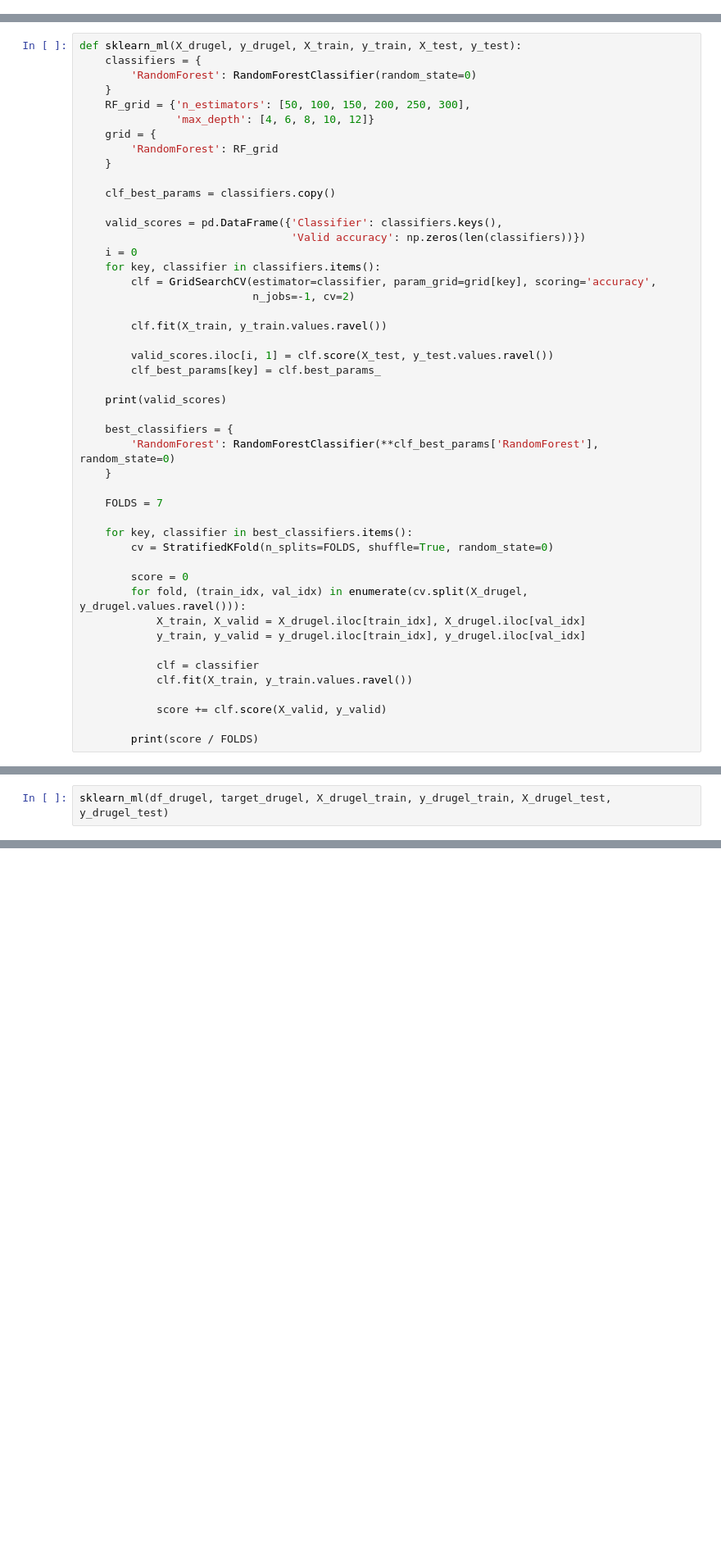
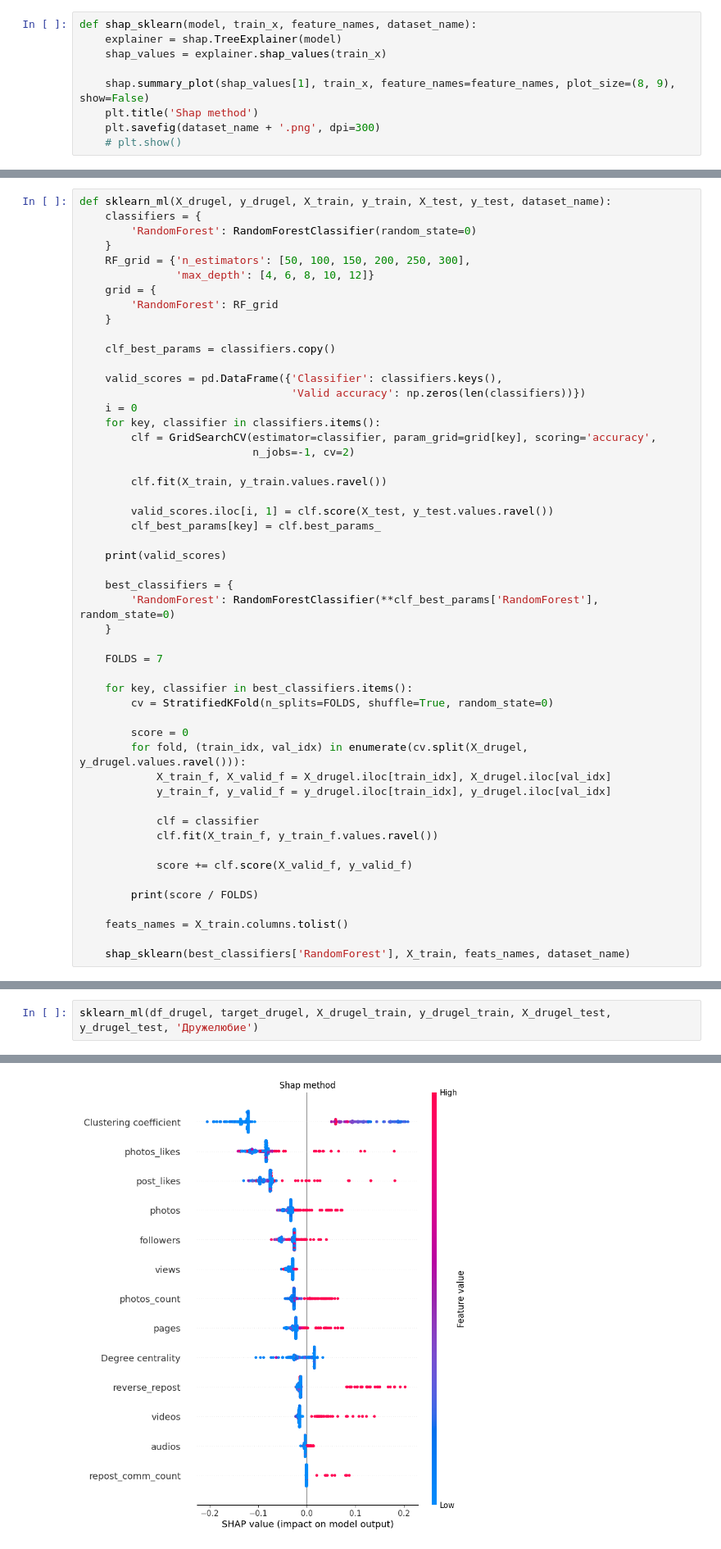
Before and after one commit to BerdnikovAA/rnf, a Jupyter notebook: social_success.ipynb, the cells around one changed output, grey strips where cells are left out. Shown at 82% size. Drawn from its saved outputs; the diff is of its cells as text; blank space fills up the shorter version.

```diff
--- a/social_success.ipynb
+++ b/social_success.ipynb
@@ -270,3 +290,12 @@ def compute_cm(ml_model, dataloader):
+# %%
+def shap_sklearn(model, train_x, feature_names, dataset_name):
+    explainer = shap.TreeExplainer(model)
+    shap_values = explainer.shap_values(train_x)
+
+    shap.summary_plot(shap_values[1], train_x, feature_names=feature_names, plot_size=(8, 9), show=False)
+    plt.title('Shap method')
+    plt.savefig(dataset_name + '.png', dpi=300)
+    # plt.show()
 # %% [markdown]
 <br>
 Инициализация классификатора RandomForest.<br>
@@ -275,7 +304,7 @@ def compute_cm(ml_model, dataloader):
 n_estimators - количество деревьев в лесу.<br>
 max_depth - максимальная глубина дерева.
 # %%
-def sklearn_ml(X_drugel, y_drugel, X_train, y_train, X_test, y_test):
+def sklearn_ml(X_drugel, y_drugel, X_train, y_train, X_test, y_test, dataset_name):
     classifiers = {
         'RandomForest': RandomForestClassifier(random_state=0)
     }
@@ -312,12 +341,16 @@ def sklearn_ml(X_drugel, y_drugel, X_train, y_train, X_test, y_test):
 
         score = 0
         for fold, (train_idx, val_idx) in enumerate(cv.split(X_drugel, y_drugel.values.ravel())):
-            X_train, X_valid = X_drugel.iloc[train_idx], X_drugel.iloc[val_idx]
-            y_train, y_valid = y_drugel.iloc[train_idx], y_drugel.iloc[val_idx]
+            X_train_f, X_valid_f = X_drugel.iloc[train_idx], X_drugel.iloc[val_idx]
+            y_train_f, y_valid_f = y_drugel.iloc[train_idx], y_drugel.iloc[val_idx]
 
             clf = classifier
-            clf.fit(X_train, y_train.values.ravel())
+            clf.fit(X_train_f, y_train_f.values.ravel())
 
-            score += clf.score(X_valid, y_valid)
+            score += clf.score(X_valid_f, y_valid_f)
 
         print(score / FOLDS)
+
+    feats_names = X_train.columns.tolist()
+
+    shap_sklearn(best_classifiers['RandomForest'], X_train, feats_names, dataset_name)
@@ -374,4 +465,4 @@ def nn_model(X_train, X_test, y_train, y_test, current_df):
 # %%
-sklearn_ml(df_drugel, target_drugel, X_drugel_train, y_drugel_train, X_drugel_test, y_drugel_test)
+sklearn_ml(df_drugel, target_drugel, X_drugel_train, y_drugel_train, X_drugel_test, y_drugel_test, 'Дружелюбие')
 # %% [output]
      Classifier  Valid accuracy
@@ -379,0 +471 @@ sklearn_ml(df_drugel, target_drugel, X_drugel_train, y_drugel_train, X_drugel_te
+[figure, added]
```
Also changed, not shown: parts of 22 cells of this notebook.
